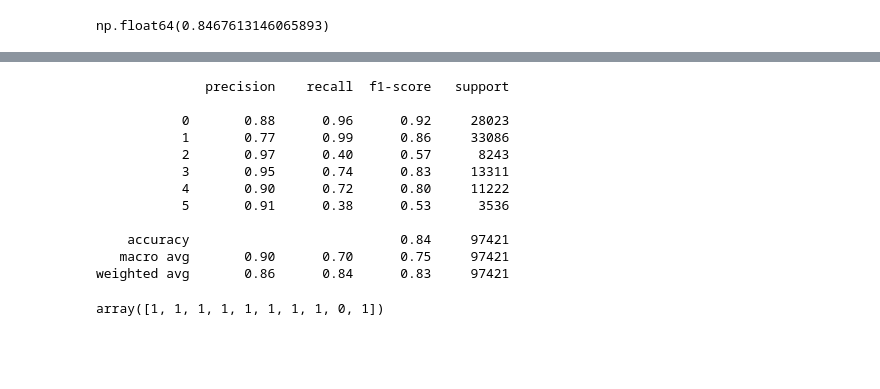
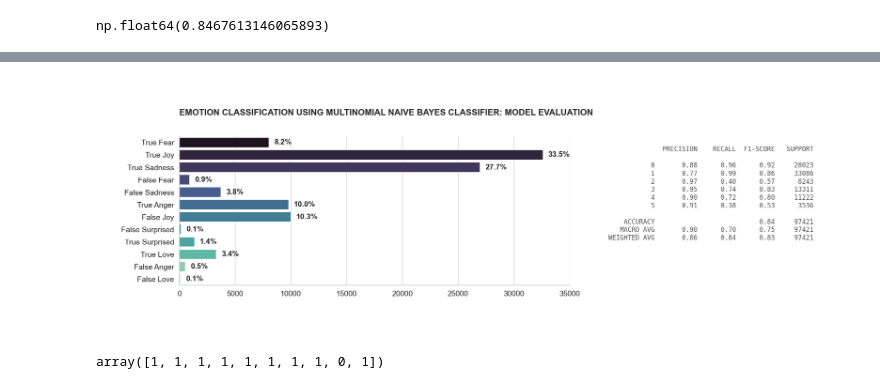
Before and after one commit to hyoaru/anonalyze-process, a Jupyter notebook: models/sentiment-emotion-classification/model-training-process.ipynb, the cells around one changed output, grey strips where cells are left out. Drawn from its saved outputs; the diff is of its cells as text; code cells hidden in the pictures; blank space fills up the shorter version.

```diff
--- a/models/sentiment-emotion-classification/model-training-process.ipynb
+++ b/models/sentiment-emotion-classification/model-training-process.ipynb
@@ -613,18 +748,15 @@ Name: count, dtype: int64
-# %%
-print(classification_report(df_emotion_results['actual_value'], df_emotion_results['predicted_value']))
-# %% [output]
-              precision    recall  f1-score   support
-
-           0       0.88      0.96      0.92     28023
-           1       0.77      0.99      0.86     33086
-           2       0.97      0.40      0.57      8243
-           3       0.95      0.74      0.83     13311
-           4       0.90      0.72      0.80     11222
-           5       0.91      0.38      0.53      3536
-
-    accuracy                           0.84     97421
-   macro avg       0.90      0.70      0.75     97421
-weighted avg       0.86      0.84      0.83     97421
+# %%
+classification_report_model_emotion = classification_report(
+  df_emotion_results['actual_value'],
+  df_emotion_results['predicted_value'], )
+
+visualize_model_evaluation(
+  data=df_emotion_results, y='classification',
+  title='Emotion classification using multinomial naive bayes classifier: model evaluation',
+  height=5, palette=palette_a1,
+  classification_report=classification_report_model_emotion, );
+# %% [output]
+[figure, added]
 # %%
 response_list = [
   "I believe online anonymity encourages more honest and open communication, allowing users to express their true opinions",
```
Also changed, not shown: parts of 15 cells of this notebook.
